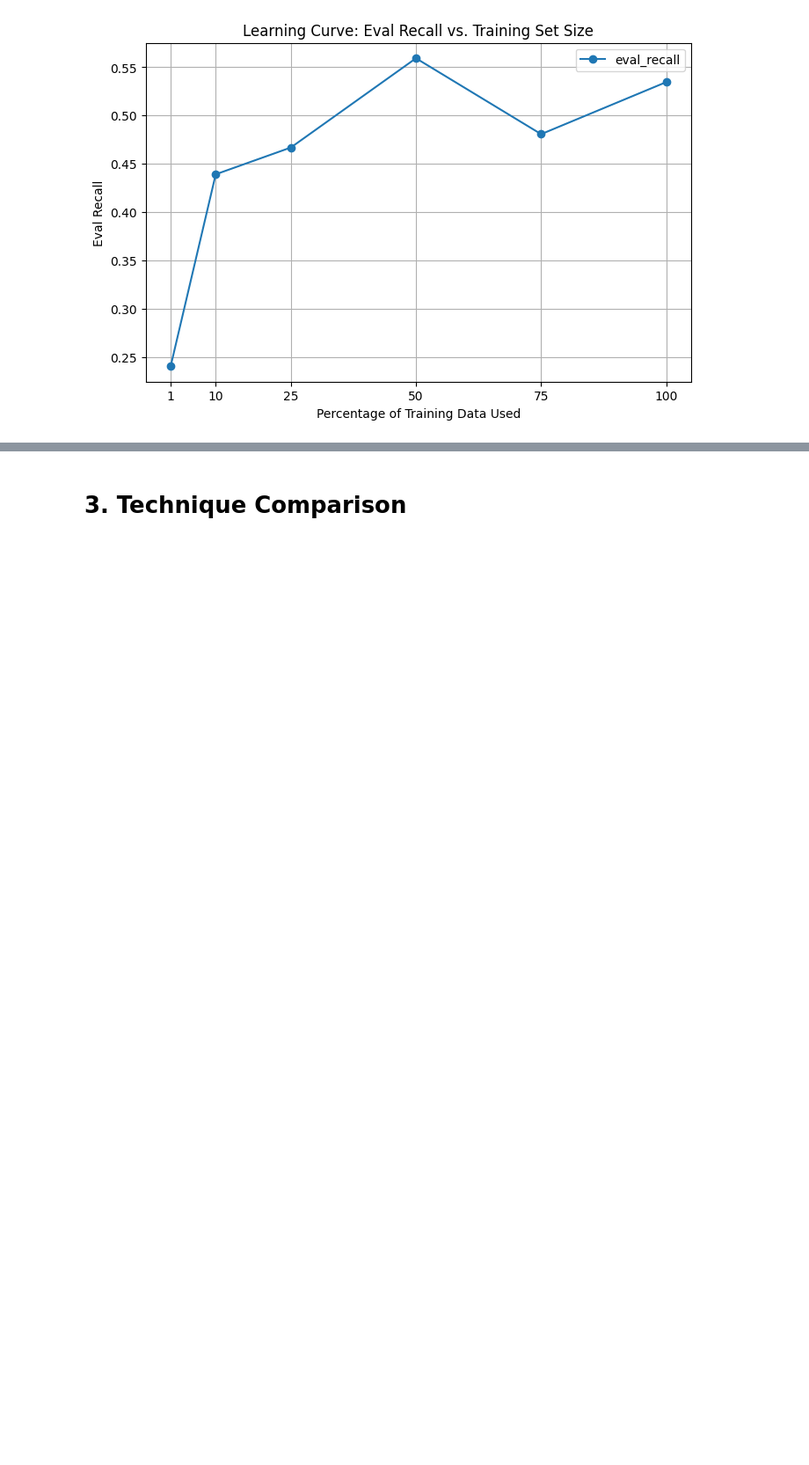
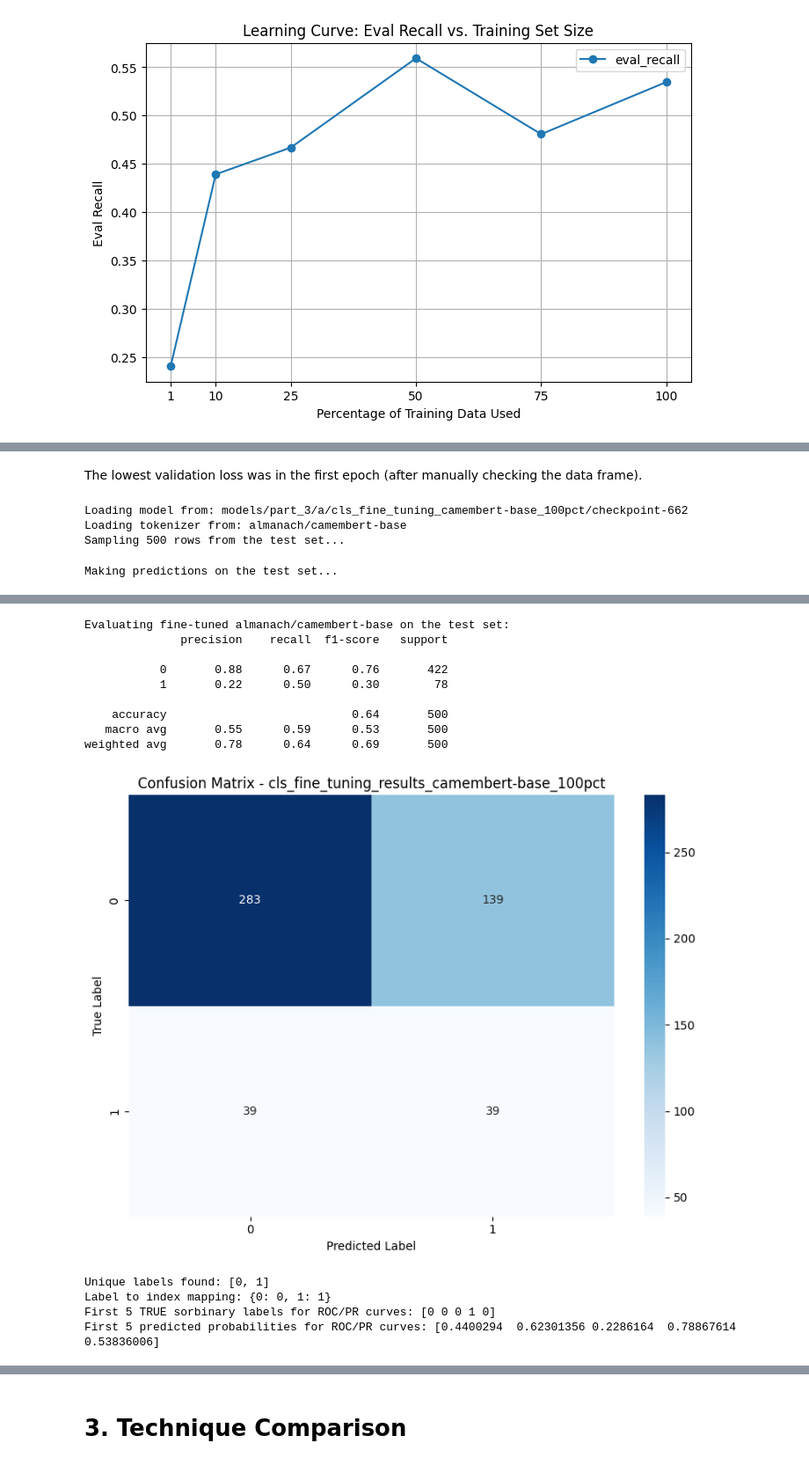
Before and after one commit to pablo-fdz/adv_nlp_final_assessment, a Jupyter notebook: part_3_soa_comparison_pablo.ipynb, the cells around one changed output, grey strips where cells are left out. Shown at 88% size. Drawn from its saved outputs; the diff is of its cells as text; code cells hidden in the pictures; blank space fills up the shorter version.

Commit message:
Results from test set and 100% training data

```diff
--- a/part_3_soa_comparison_pablo.ipynb
+++ b/part_3_soa_comparison_pablo.ipynb
@@ -249,0 +272,40 @@ for metric in metrics:
+# %% [markdown]
+The lowest validation loss was in the first epoch (after manually checking the data frame).
+# %%
+# Evaluate the best fine-tuned model with CamemBERT
+max_length = 512  # Maximum length used in training (can be adjusted based on the model)
+model_name = "almanach/camembert-base"  # Original model name for tokenizer
+sample_size = 500  # Sample size for the test set (optional, can be adjusted)
+
+# First, we determine the best checkpoint directory based on the training results
+# (see above)
+checkpoint = 662  # This is the index for the best checkpoint based on eval_loss (first available checkpoint)
+best_checkpoint_directory = os.path.join('models', 'part_3', 'a', f'cls_fine_tuning_{model_name.split('/')[1]}_100pct', f'checkpoint-{checkpoint}')
+
+# Ensure test_df has 'labels' column, not 'label'
+if 'label' in test_df.columns and 'labels' not in test_df.columns:
+    test_df = test_df.rename({'label': 'labels'})
+
+y_true_test, y_pred_test, ft_probas = evaluate_best_finetuned_model(
+    test_df=test_df, # Your Polars test DataFrame
+    model_checkpoint_path=best_checkpoint_directory, # Path to the best checkpoint
+    original_model_name=model_name, # Original model name for tokenizer
+    max_length=max_length, # Max length used in training
+    sample_size=sample_size, # Sample size for the test set (optional, can be adjusted)
+    seed=seed  # Random seed for reproducibility
+)
+
+print(f"\nEvaluating fine-tuned {model_name} on the test set:")
+finetuned_results = evaluate_classification(
+    y_true=y_true_test,
+    y_pred=y_pred_test,
+    base_filename=f"cls_fine_tuning_results_{model_name.split('/')[1]}_100pct",
+    labels=[0, 1],
+    probas=ft_probas, # Probabilities for the positive class
+    results_dir=os.path.join('results', 'part_3', 'a', 'test')
+)
+# %% [output]
+Loading model from: models/part_3/a/cls_fine_tuning_camembert-base_100pct/checkpoint-662
+Loading tokenizer from: almanach/camembert-base
+Sampling 500 rows from the test set...
+Making predictions on the test set...
@@ -249,0 +313,14 @@ for metric in metrics:
+Evaluating fine-tuned almanach/camembert-base on the test set:
+              precision    recall  f1-score   support
+
+           0       0.88      0.67      0.76       422
+           1       0.22      0.50      0.30        78
+
+    accuracy                           0.64       500
+   macro avg       0.55      0.59      0.53       500
+weighted avg       0.78      0.64      0.69       500
+[figure, added]
+Unique labels found: [0, 1]
+Label to index mapping: {0: 0, 1: 1}
+First 5 TRUE sorbinary labels for ROC/PR curves: [0 0 0 1 0]
+First 5 predicted probabilities for ROC/PR curves: [0.4400294  0.62301356 0.2286164  0.78867614 0.53836006]
```
Also changed, not shown: parts of 4 cells of this notebook, 3 other files.
